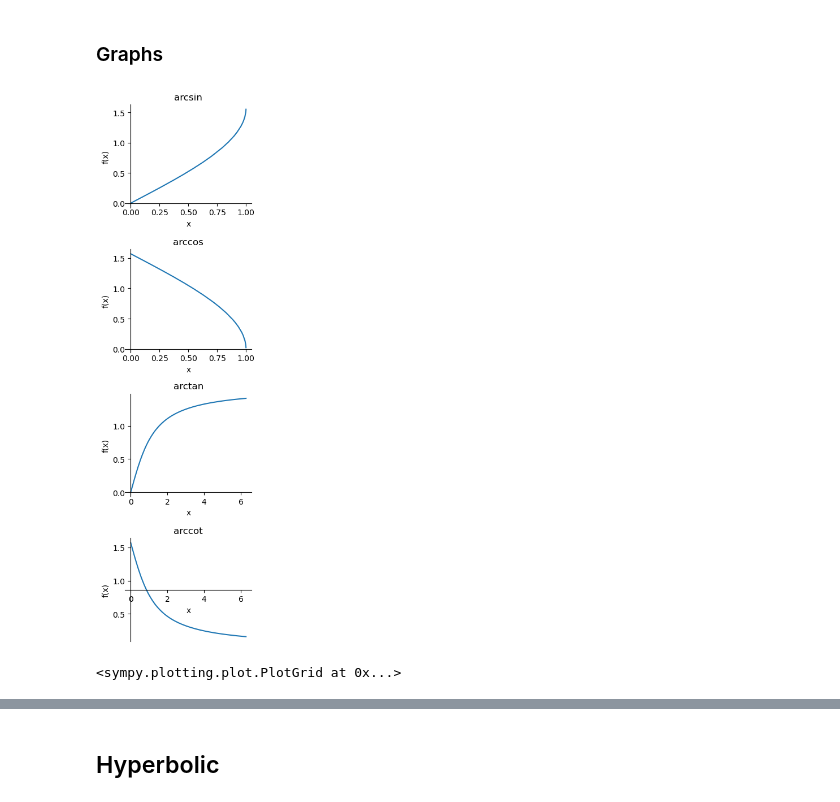
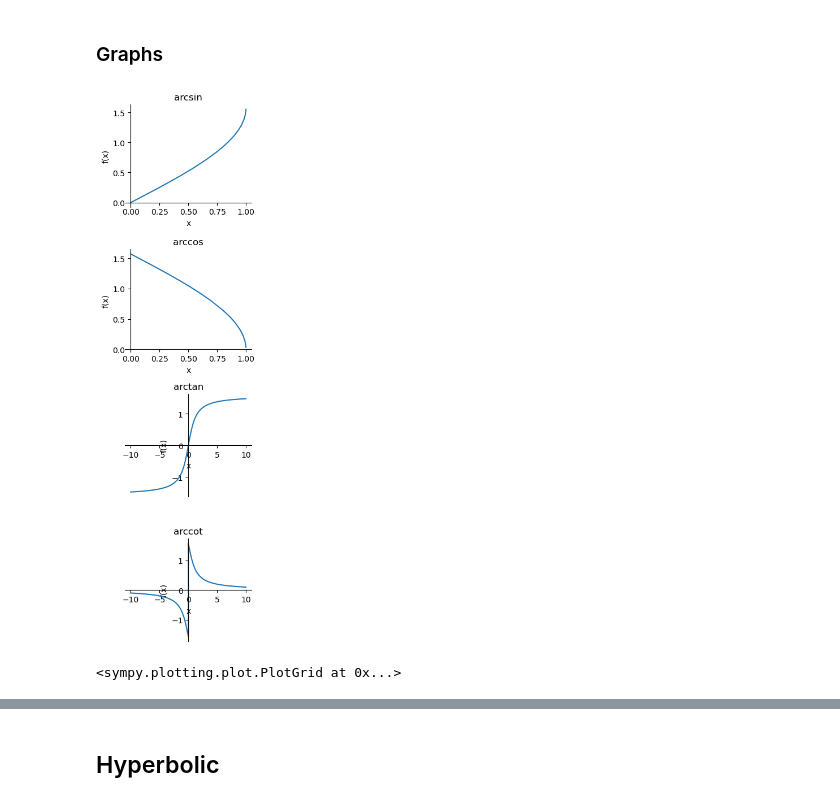
Before and after one commit to Fra0128/Symbolic-Mathematics-with-SymPy, a Jupyter notebook: cheat_sheet.ipynb, the cells around one changed output, grey strips where cells are left out. Saved outputs shown, nothing was run; the diff lists cells and outputs as text; code cells hidden in the pictures.

```diff
--- a/cheat_sheet.ipynb
+++ b/cheat_sheet.ipynb
@@ -146,11 +152,11 @@ $\displaystyle \frac{\pi}{4}$
 # %%
 f1 = plotting.plot(asin(x), (x, 0, 2*pi), show=False, title='arcsin')
 f2 = plotting.plot(acos(x), (x, 0, 2*pi), show=False, title='arccos')
-f3 = plotting.plot(atan(x), (x, 0, 2*pi), show=False, title='arctan')
-f4 = plotting.plot(acot(x), (x, 0, 2*pi), show=False, title='arccot')
+f3 = plotting.plot(atan(x), show=False, title='arctan')
+f4 = plotting.plot(acot(x), show=False, title='arccot')
 
 # plot the functions in a 1x4 grid
 plotting.PlotGrid(4, 1, f1, f2, f3, f4, size=(3, 10))
 # %% [output]
-[figure, old version]
+[figure, new version]
 <sympy.plotting.plot.PlotGrid at 0x...>
```
Also changed, not shown: parts of 5 cells of this notebook.
